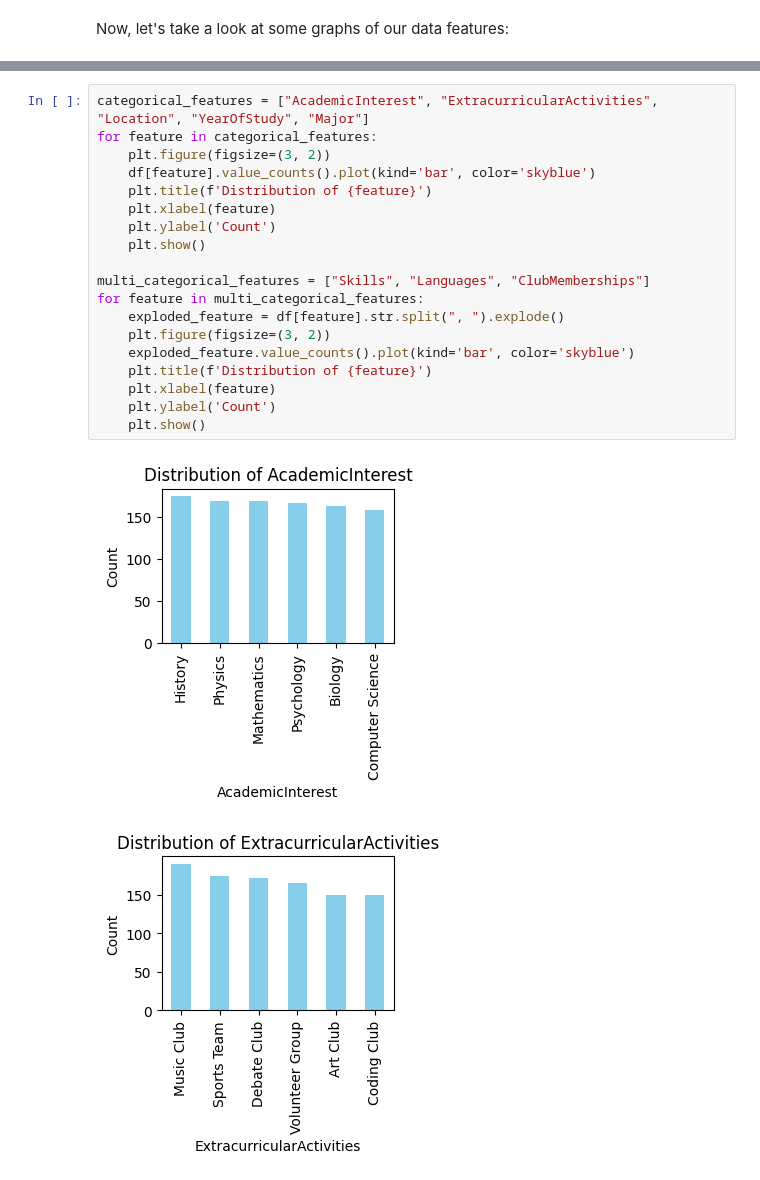
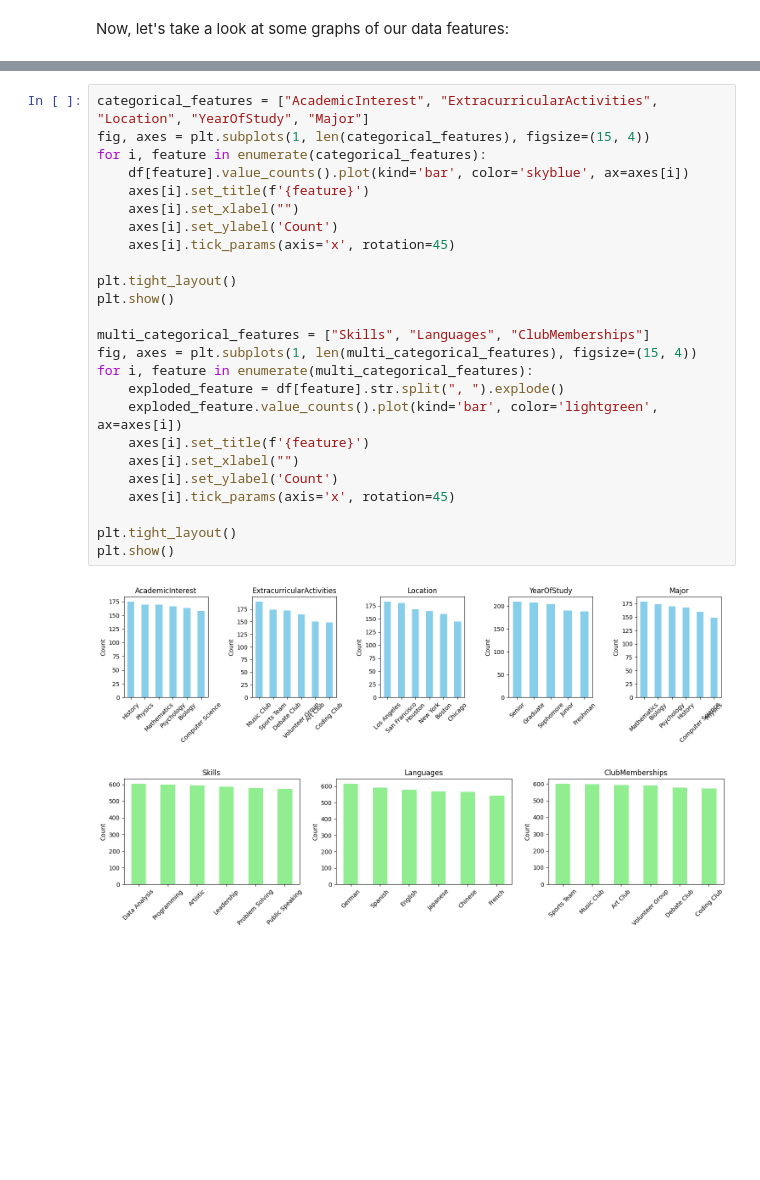
Before and after one commit to noahvezina26/student-clubs-ml, a Jupyter notebook: data.ipynb, the cells around one changed output, grey strips where cells are left out. Cells and saved outputs as stored; diff of their text form; blank space fills up the shorter version.

```diff
--- a/data.ipynb
+++ b/data.ipynb
@@ -161,22 +161,28 @@ plt.show()
 # %%
 categorical_features = ["AcademicInterest", "ExtracurricularActivities", "Location", "YearOfStudy", "Major"]
-for feature in categorical_features:
-    plt.figure(figsize=(3, 2))
-    df[feature].value_counts().plot(kind='bar', color='skyblue')
-    plt.title(f'Distribution of {feature}')
-    plt.xlabel(feature)
-    plt.ylabel('Count')
-    plt.show()
+fig, axes = plt.subplots(1, len(categorical_features), figsize=(15, 4))
+for i, feature in enumerate(categorical_features):
+    df[feature].value_counts().plot(kind='bar', color='skyblue', ax=axes[i])
+    axes[i].set_title(f'{feature}')
+    axes[i].set_xlabel("")
+    axes[i].set_ylabel('Count')
+    axes[i].tick_params(axis='x', rotation=45)
+
+plt.tight_layout()
+plt.show()
 
 multi_categorical_features = ["Skills", "Languages", "ClubMemberships"]
-for feature in multi_categorical_features:
+fig, axes = plt.subplots(1, len(multi_categorical_features), figsize=(15, 4))
+for i, feature in enumerate(multi_categorical_features):
     exploded_feature = df[feature].str.split(", ").explode()
-    plt.figure(figsize=(3, 2))
-    exploded_feature.value_counts().plot(kind='bar', color='skyblue')
-    plt.title(f'Distribution of {feature}')
-    plt.xlabel(feature)
-    plt.ylabel('Count')
-    plt.show()
+    exploded_feature.value_counts().plot(kind='bar', color='lightgreen', ax=axes[i])
+    axes[i].set_title(f'{feature}')
+    axes[i].set_xlabel("")
+    axes[i].set_ylabel('Count')
+    axes[i].tick_params(axis='x', rotation=45)
+
+plt.tight_layout()
+plt.show()
 # %% [output]
-[figure, old version]
+[figure, new version]
-[figure, old version]
+[figure, new version]
```
Also changed, not shown: parts of 3 cells of this notebook.
